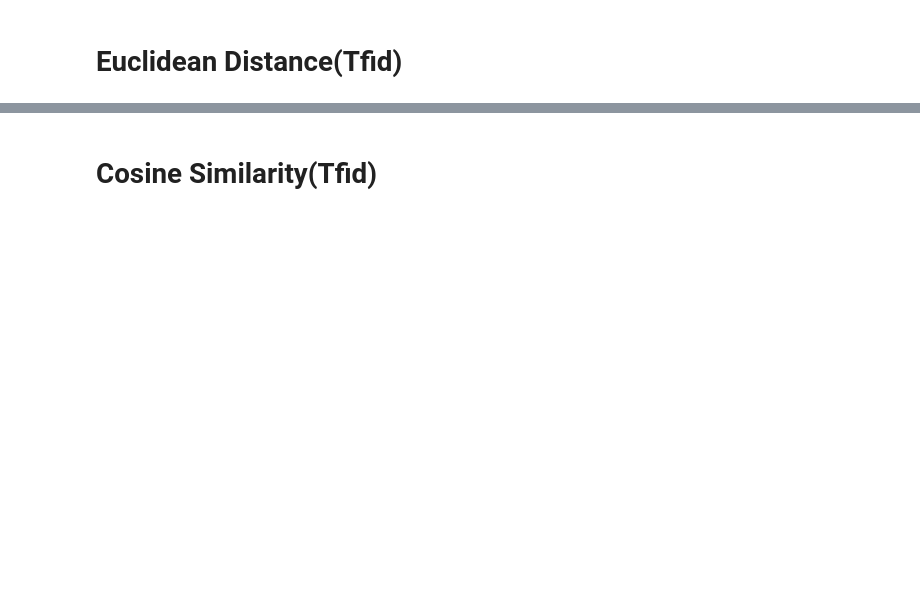
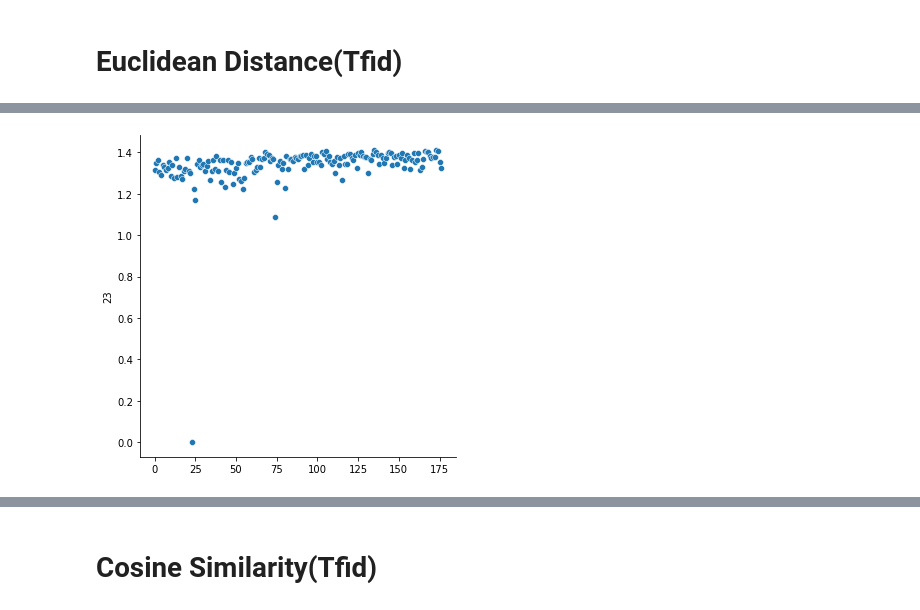
Before and after one commit to park1997/Industrial_safety_and_health_law-visualization, a Jupyter notebook: ParkByeongHyeon/산업안전보건법_XML.ipynb, the cells around one changed output, grey strips where cells are left out. Saved outputs shown, nothing was run; the diff lists cells and outputs as text; code cells hidden in the pictures; blank space fills up the shorter version.

```diff
--- a/ParkByeongHyeon/산업안전보건법_XML.ipynb
+++ b/ParkByeongHyeon/산업안전보건법_XML.ipynb
@@ -359,6 +379,6 @@ pd.DataFrame(tfidv.transform(posts).toarray())
 177 rows × 18 columns
 # %%
-tfidf_vectorizer = TfidfVectorizer()
-tfidf_vectorizer.fit(posts)
-sorted(tfidf_vectorizer.vocabulary_.items())
+# tfidf_vectorizer = TfidfVectorizer()
+# tfidf_vectorizer.fit(posts)
+# sorted(tfidf_vectorizer.vocabulary_.items())
 # %%
@@ -398,7 +454,7 @@ tokenizer_1(posts[0])
 from sklearn.feature_extraction.text import TfidfVectorizer
 
 vectorize = TfidfVectorizer(
-    tokenizer=tokenizer_2, # 문장에 대한 tokenizer (위에 정의한 함수 이용)
+    tokenizer=tokenizer_1, # 문장에 대한 tokenizer (위에 정의한 함수 이용)
     min_df=1,            # 단어가 출현하는 최소 문서의 개수
     sublinear_tf=True    # tf값에 1+log(tf)를 적용하여 tf값이 무한정 커지는 것을 막음
 )
@@ -432,14 +519,16 @@ euclidean_result_df
 # %%
 import matplotlib.pyplot as plt
 import seaborn as sns
 x = [i for i in range(len(df_info))]
-jo = 8
+jo = 24
 y_euclidean = euclidean_result_df.get(jo-1)
 # y = euclidean_result_df.loc[2]
 
-# 2조와 다른 조들 간의euclidean distance 분포 시각화
+# 8조와 다른 조들 간의euclidean distance 분포 시각화
 sns.relplot(x,y_euclidean)
 plt.show()
+# %% [output]
+[figure, added]
 # %%
 # euclidean distance 값으로
 # 8조와 가장 비슷한 조를 찾기위한 과정
```
Also changed, not shown: parts of 49 cells of this notebook, 3 other files.
